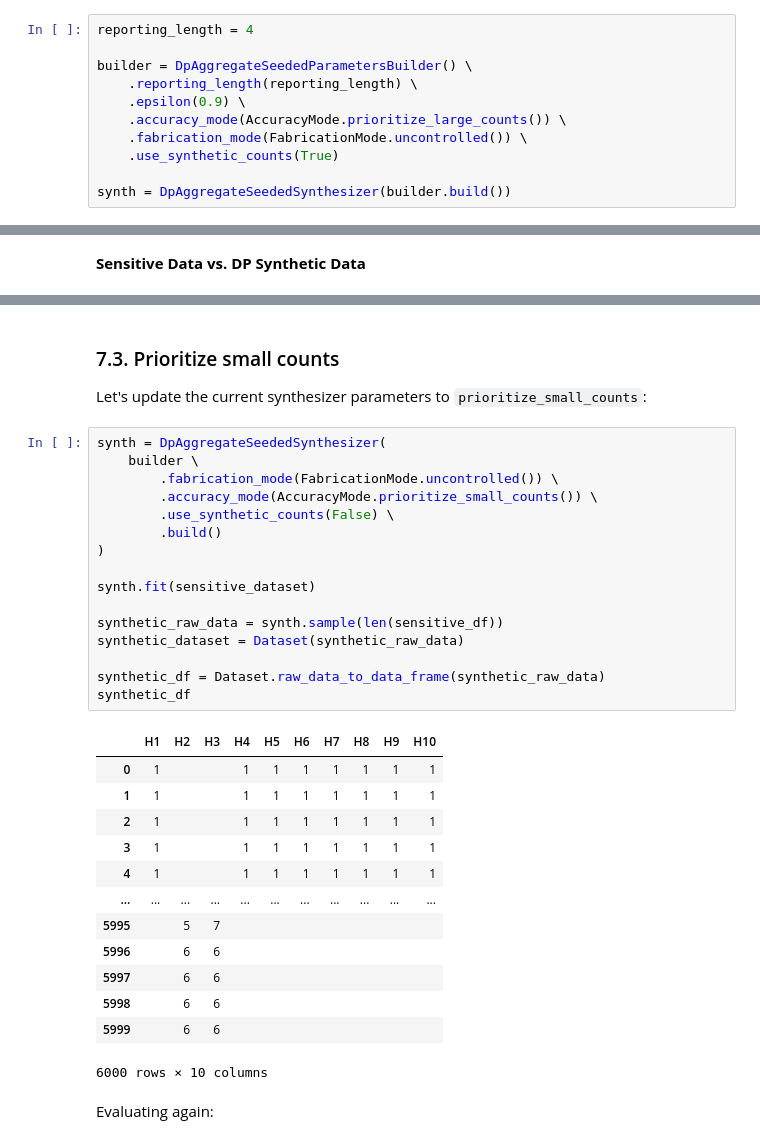
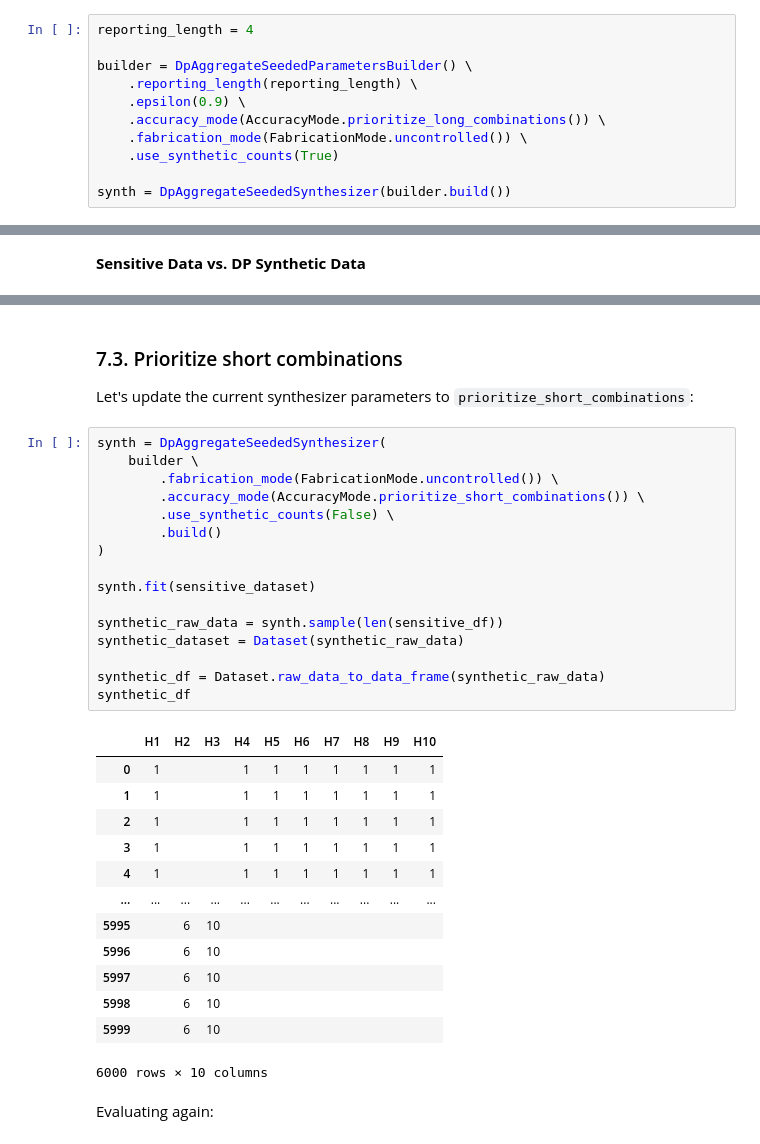
Before and after one commit to microsoft/synthetic-data-showcase, a Jupyter notebook: packages/lib-pacsynth/samples/dp_aggregate_seeded_detailed_example.ipynb, the cells around one changed output, grey strips where cells are left out. Drawn from its saved outputs; the diff is of its cells as text.

Commit message:
rename prioritize small/large counts to large/short combinations

```diff
--- a/packages/lib-pacsynth/samples/dp_aggregate_seeded_detailed_example.ipynb
+++ b/packages/lib-pacsynth/samples/dp_aggregate_seeded_detailed_example.ipynb
@@ -234,7 +234,7 @@ reporting_length = 4
 builder = DpAggregateSeededParametersBuilder() \
     .reporting_length(reporting_length) \
     .epsilon(0.9) \
-    .accuracy_mode(AccuracyMode.prioritize_large_counts()) \
+    .accuracy_mode(AccuracyMode.prioritize_long_combinations()) \
     .fabrication_mode(FabricationMode.uncontrolled()) \
     .use_synthetic_counts(True)
 
@@ -425,36 +425,36 @@ ErrorReport(sensitive_aggregates_parsed, synthetic_aggregates_parsed).gen()
 # %% [markdown]
-### 7.3. Prioritize small counts
+### 7.3. Prioritize short combinations
 
-Let's update the current synthesizer parameters to `prioritize_small_counts`:
+Let's update the current synthesizer parameters to `prioritize_short_combinations`:
 # %%
 synth = DpAggregateSeededSynthesizer(
     builder \
         .fabrication_mode(FabricationMode.uncontrolled()) \
-        .accuracy_mode(AccuracyMode.prioritize_small_counts()) \
+        .accuracy_mode(AccuracyMode.prioritize_short_combinations()) \
         .use_synthetic_counts(False) \
         .build()
 )
 
 synth.fit(sensitive_dataset)
 
 synthetic_raw_data = synth.sample(len(sensitive_df))
 synthetic_dataset = Dataset(synthetic_raw_data)
 
 synthetic_df = Dataset.raw_data_to_data_frame(synthetic_raw_data)
 synthetic_df
 # %% [output]
 |  | H1 | H2 | H3 | H4 | H5 | H6 | H7 | H8 | H9 | H10 |
 | 0 | 1 |  |  | 1 | 1 | 1 | 1 | 1 | 1 | 1 |
 | 1 | 1 |  |  | 1 | 1 | 1 | 1 | 1 | 1 | 1 |
 | 2 | 1 |  |  | 1 | 1 | 1 | 1 | 1 | 1 | 1 |
 | 3 | 1 |  |  | 1 | 1 | 1 | 1 | 1 | 1 | 1 |
 | 4 | 1 |  |  | 1 | 1 | 1 | 1 | 1 | 1 | 1 |
 | ... | ... | ... | ... | ... | ... | ... | ... | ... | ... | ... |
-| 5995 |  | 5 | 7 |  |  |  |  |  |  |  |
-| 5996 |  | 6 | 6 |  |  |  |  |  |  |  |
-| 5997 |  | 6 | 6 |  |  |  |  |  |  |  |
-| 5998 |  | 6 | 6 |  |  |  |  |  |  |  |
-| 5999 |  | 6 | 6 |  |  |  |  |  |  |  |
+| 5995 |  | 6 | 10 |  |  |  |  |  |  |  |
+| 5996 |  | 6 | 10 |  |  |  |  |  |  |  |
+| 5997 |  | 6 | 10 |  |  |  |  |  |  |  |
+| 5998 |  | 6 | 10 |  |  |  |  |  |  |  |
+| 5999 |  | 6 | 10 |  |  |  |  |  |  |  |
 6000 rows × 10 columns
 # %% [markdown]
 Evaluating again:
```
Also changed, not shown: parts of 13 cells of this notebook, 9 other files.
